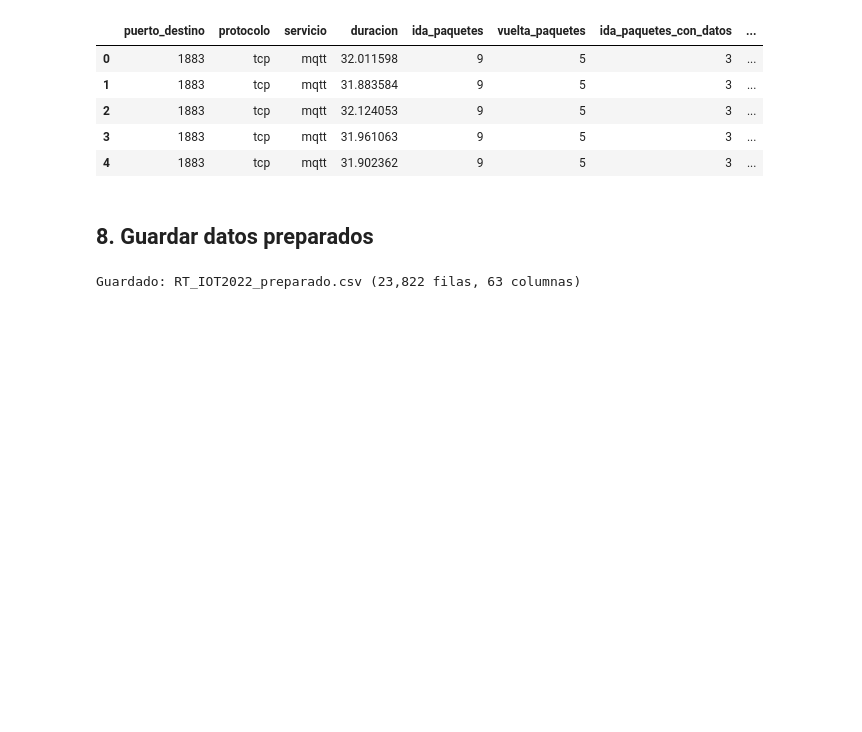
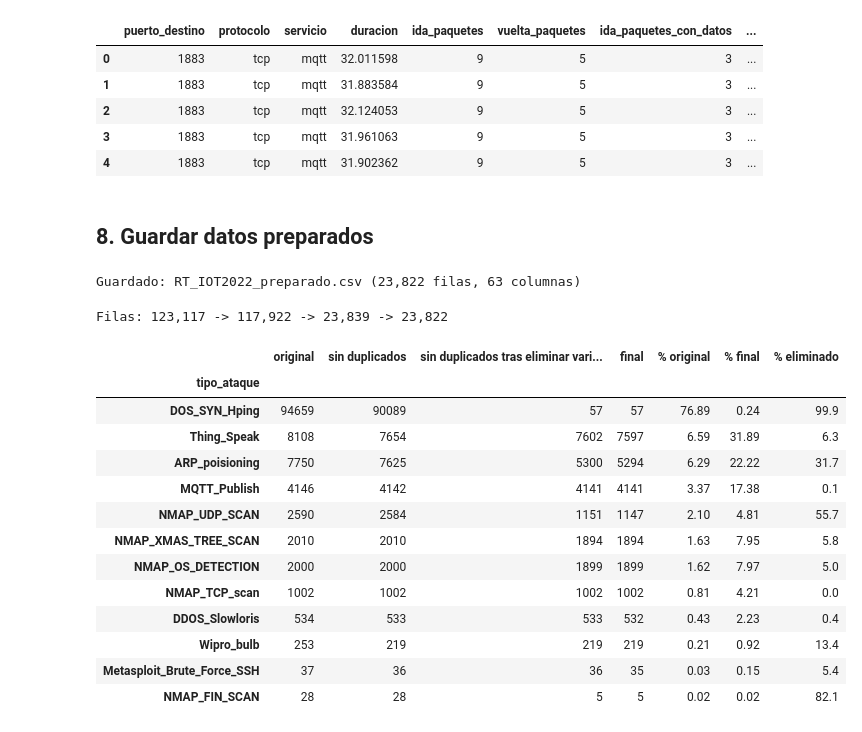
Before and after one commit to franciscosdafas133/ML_Aplicado_IoT, a Jupyter notebook: preparacion_datos.ipynb, the cells around one changed output. Drawn from its saved outputs; the diff is of its cells as text; code cells hidden in the pictures; blank space fills up the shorter version.

```diff
--- a/preparacion_datos.ipynb
+++ b/preparacion_datos.ipynb
@@ -583,3 +583,37 @@ data.to_csv("RT_IOT2022_preparado.csv", index=False)
 print(f"Guardado: RT_IOT2022_preparado.csv ({data.shape[0]:,} filas, {data.shape[1]} columnas)")
 # %% [output]
 Guardado: RT_IOT2022_preparado.csv (23,822 filas, 63 columnas)
+# %%
+etapa_original = pd.read_csv("RT_IOT2022", index_col=0).rename(columns=nombres_nuevos)
+etapa_duplicados = etapa_original.drop_duplicates()
+etapa_variables = etapa_duplicados.drop(columns=list(eliminar)).drop_duplicates()
+
+resumen_clases = pd.DataFrame({
+    "original": etapa_original["tipo_ataque"].value_counts(),
+    "sin duplicados": etapa_duplicados["tipo_ataque"].value_counts(),
+    "sin duplicados tras eliminar variables": etapa_variables["tipo_ataque"].value_counts(),
+    "final": data["tipo_ataque"].value_counts(),
+}).sort_values("original", ascending=False)
+
+resumen_clases["% original"] = (resumen_clases["original"] / resumen_clases["original"].sum() * 100).round(2)
+resumen_clases["% final"] = (resumen_clases["final"] / resumen_clases["final"].sum() * 100).round(2)
+resumen_clases["% eliminado"] = ((1 - resumen_clases["final"] / resumen_clases["original"]) * 100).round(1)
+
+print(f"Filas: {len(etapa_original):,} -> {len(etapa_duplicados):,} -> {len(etapa_variables):,} -> {len(data):,}")
+resumen_clases
+# %% [output]
+Filas: 123,117 -> 117,922 -> 23,839 -> 23,822
+|  | original | sin duplicados | sin duplicados tras eliminar vari... | final | % original | % final | % eliminado |
+| tipo_ataque |  |  |  |  |  |  |  |
+| DOS_SYN_Hping | 94659 | 90089 | 57 | 57 | 76.89 | 0.24 | 99.9 |
+| Thing_Speak | 8108 | 7654 | 7602 | 7597 | 6.59 | 31.89 | 6.3 |
+| ARP_poisioning | 7750 | 7625 | 5300 | 5294 | 6.29 | 22.22 | 31.7 |
+| MQTT_Publish | 4146 | 4142 | 4141 | 4141 | 3.37 | 17.38 | 0.1 |
+| NMAP_UDP_SCAN | 2590 | 2584 | 1151 | 1147 | 2.10 | 4.81 | 55.7 |
+| NMAP_XMAS_TREE_SCAN | 2010 | 2010 | 1894 | 1894 | 1.63 | 7.95 | 5.8 |
+| NMAP_OS_DETECTION | 2000 | 2000 | 1899 | 1899 | 1.62 | 7.97 | 5.0 |
+| NMAP_TCP_scan | 1002 | 1002 | 1002 | 1002 | 0.81 | 4.21 | 0.0 |
+| DDOS_Slowloris | 534 | 533 | 533 | 532 | 0.43 | 2.23 | 0.4 |
+| Wipro_bulb | 253 | 219 | 219 | 219 | 0.21 | 0.92 | 13.4 |
+| Metasploit_Brute_Force_SSH | 37 | 36 | 36 | 35 | 0.03 | 0.15 | 5.4 |
+| NMAP_FIN_SCAN | 28 | 28 | 5 | 5 | 0.02 | 0.02 | 82.1 |
```
Also changed, not shown: parts of 1 cell of this notebook, 2 other files.
